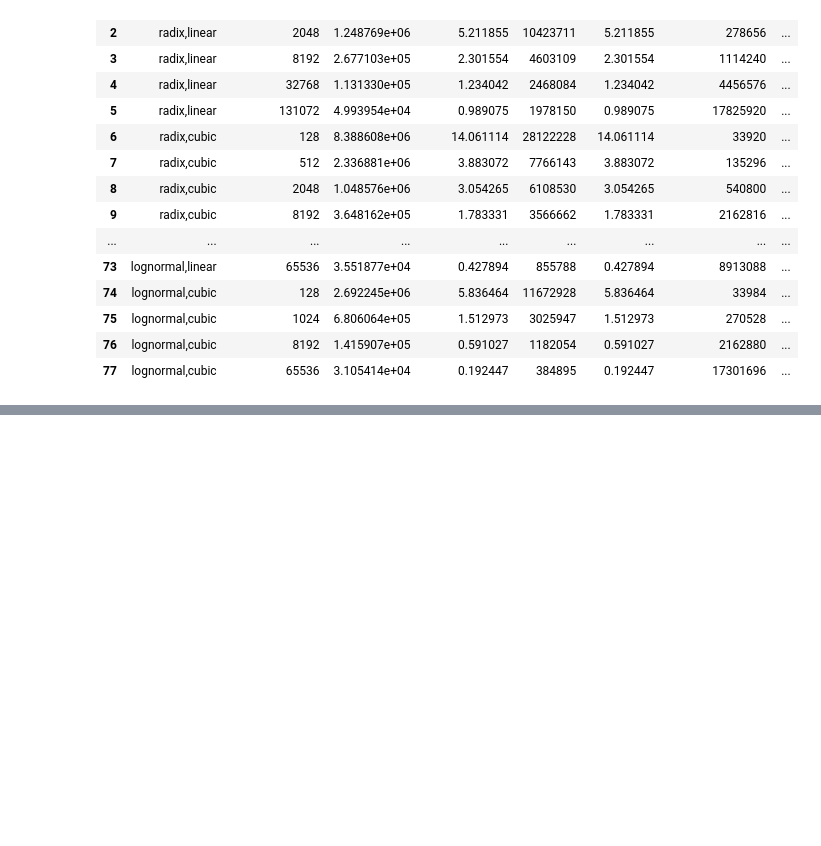
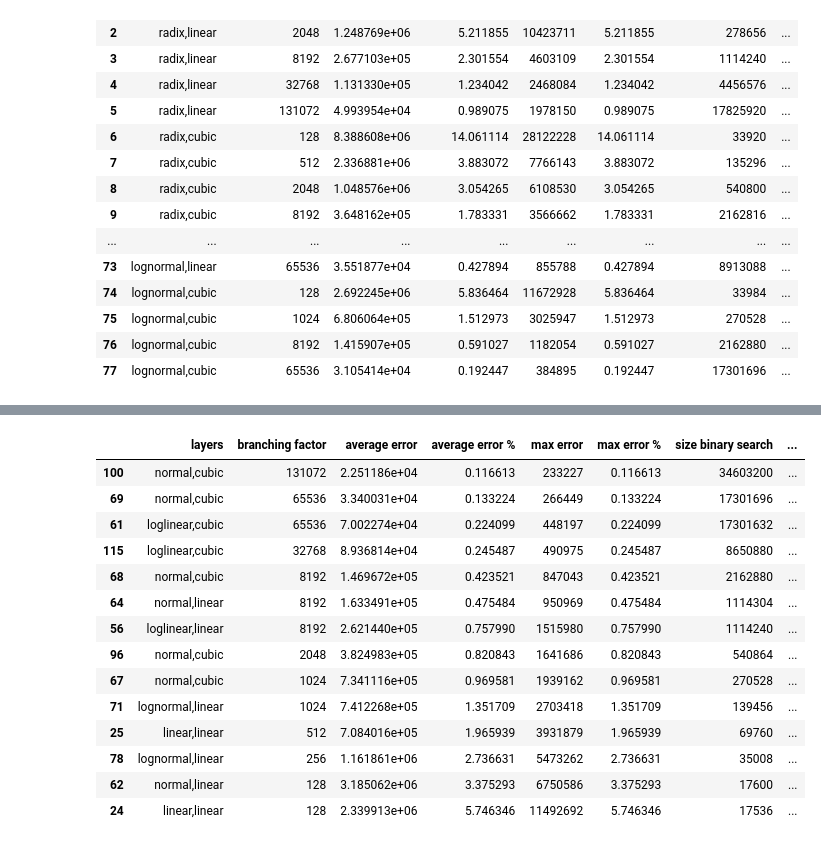
Before and after one commit to learnedsystems/RMI, a Jupyter notebook: model_probe.ipynb, the cells around one changed output, grey strips where cells are left out. Cells and saved outputs as stored; diff of their text form; code cells hidden in the pictures; blank space fills up the shorter version.

```diff
--- a/model_probe.ipynb
+++ b/model_probe.ipynb
@@ -102,0 +89,5 @@ pareto
+# %%
+mask = pareto_mask(step1_results)
+pareto = step1_results[mask]
+print("Found", len(pareto), "Pareto efficient models")
+display(HTML(pareto.to_html()))
@@ -102,0 +108,17 @@ pareto
+# %%
+candidate_layers = set(pareto["layers"])
+next_configs = []
+for candidate in candidate_layers:
+    if candidate.startswith("histogram"):
+        for bf in [32, 300, 512]:
+            next_configs.append({"layers": candidate, "branching factor": bf})
+
+    else:
+        already_known = step1_results[step1_results.layers == candidate]["branching factor"].to_list()
+        for bf in sorted(set(branching_factors) - set(already_known)):
+            next_configs.append({"layers": candidate, "branching factor": bf})
+# %%
+
+print("Testing", len(next_configs), "additional configurations.")
+with open("step2.json", "w") as f:
+    json.dump({"configs": next_configs}, f)
@@ -102,0 +132,8 @@ pareto
+# %%
+with open("results.json", "r") as f:
+    step2_results = json.load(f)
+
+step2_results = pd.DataFrame(step2_results)
+all_results = pd.concat((step1_results, step2_results)).reset_index(drop=True)
+mask = pareto_mask(all_results)
+all_results.sort_values("max error")
@@ -102,0 +154,18 @@ pareto
+# %%
+display(HTML(all_results[mask].sort_values("max error").to_html()))
+# %% [output]
+|  | layers | branching factor | average error | average error % | max error | max error % | size binary search | ... |
+| 100 | normal,cubic | 131072 | 2.251186e+04 | 0.116613 | 233227 | 0.116613 | 34603200 | ... |
+| 69 | normal,cubic | 65536 | 3.340031e+04 | 0.133224 | 266449 | 0.133224 | 17301696 | ... |
+| 61 | loglinear,cubic | 65536 | 7.002274e+04 | 0.224099 | 448197 | 0.224099 | 17301632 | ... |
+| 115 | loglinear,cubic | 32768 | 8.936814e+04 | 0.245487 | 490975 | 0.245487 | 8650880 | ... |
+| 68 | normal,cubic | 8192 | 1.469672e+05 | 0.423521 | 847043 | 0.423521 | 2162880 | ... |
+| 64 | normal,linear | 8192 | 1.633491e+05 | 0.475484 | 950969 | 0.475484 | 1114304 | ... |
+| 56 | loglinear,linear | 8192 | 2.621440e+05 | 0.757990 | 1515980 | 0.757990 | 1114240 | ... |
+| 96 | normal,cubic | 2048 | 3.824983e+05 | 0.820843 | 1641686 | 0.820843 | 540864 | ... |
+| 67 | normal,cubic | 1024 | 7.341116e+05 | 0.969581 | 1939162 | 0.969581 | 270528 | ... |
+| 71 | lognormal,linear | 1024 | 7.412268e+05 | 1.351709 | 2703418 | 1.351709 | 139456 | ... |
+| 25 | linear,linear | 512 | 7.084016e+05 | 1.965939 | 3931879 | 1.965939 | 69760 | ... |
+| 78 | lognormal,linear | 256 | 1.161861e+06 | 2.736631 | 5473262 | 2.736631 | 35008 | ... |
+| 62 | normal,linear | 128 | 3.185062e+06 | 3.375293 | 6750586 | 3.375293 | 17600 | ... |
+| 24 | linear,linear | 128 | 2.339913e+06 | 5.746346 | 11492692 | 5.746346 | 17536 | ... |
```
Also changed, not shown: parts of 7 cells of this notebook, 1 other file.
